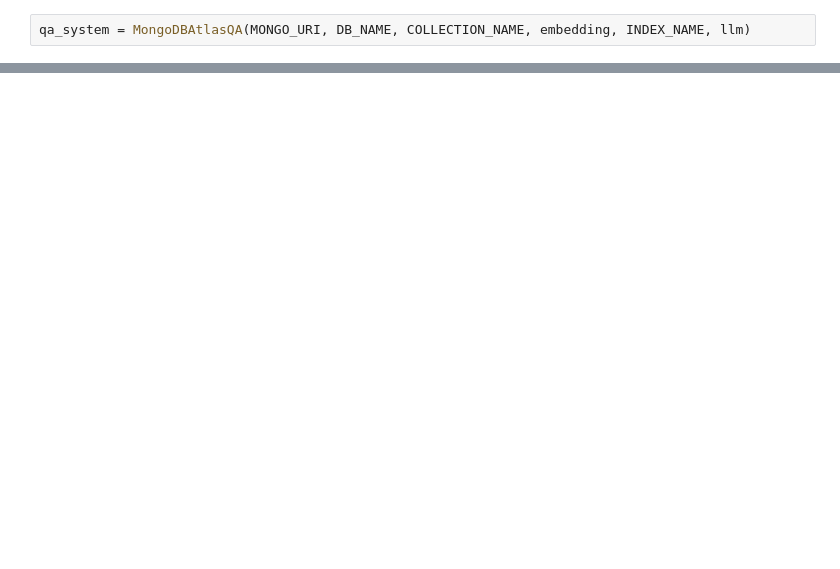
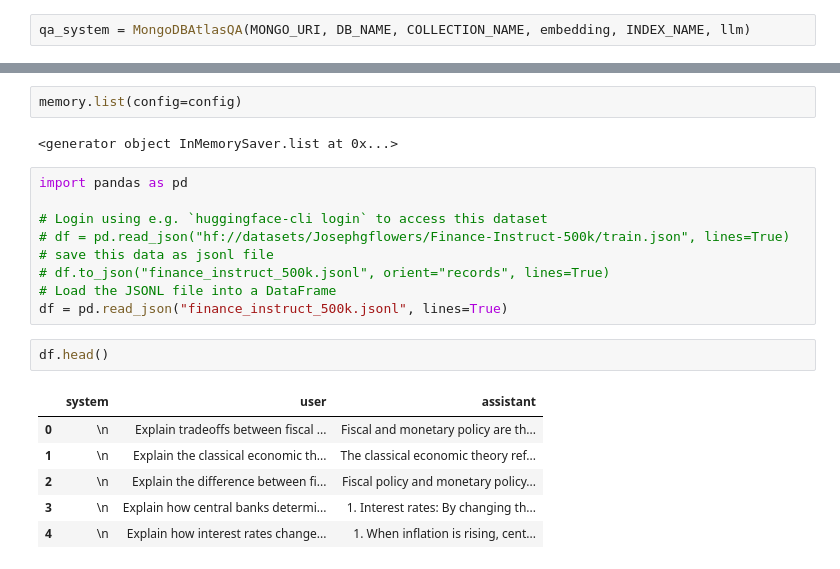
Before and after one commit to WizadCarton11/BloomTrading, a Jupyter notebook: AI/stock_market_basics_bot/lang_graph_bot.ipynb, the cells around one changed output, grey strips where cells are left out. Cells and saved outputs as stored; diff of their text form; blank space fills up the shorter version.

```diff
--- a/AI/stock_market_basics_bot/lang_graph_bot.ipynb
+++ b/AI/stock_market_basics_bot/lang_graph_bot.ipynb
@@ -244,0 +1058,22 @@ query
+# %%
+memory.list(config=config)
+# %% [output]
+<generator object InMemorySaver.list at 0x...>
+# %%
+import pandas as pd
+
+# Login using e.g. `huggingface-cli login` to access this dataset
+# df = pd.read_json("hf://datasets/Josephgflowers/Finance-Instruct-500k/train.json", lines=True)
+# save this data as jsonl file
+# df.to_json("finance_instruct_500k.jsonl", orient="records", lines=True)
+# Load the JSONL file into a DataFrame
+df = pd.read_json("finance_instruct_500k.jsonl", lines=True)
+# %%
+df.head()
+# %% [output]
+|  | system | user | assistant |
+| 0 | \n | Explain tradeoffs between fiscal ... | Fiscal and monetary policy are th... |
+| 1 | \n | Explain the classical economic th... | The classical economic theory ref... |
+| 2 | \n | Explain the difference between fi... | Fiscal policy and monetary policy... |
+| 3 | \n | Explain how central banks determi... | 1. Interest rates: By changing th... |
+| 4 | \n | Explain how interest rates change... | 1. When inflation is rising, cent... |
```
Also changed, not shown: parts of 25 cells of this notebook, 4 other files.
